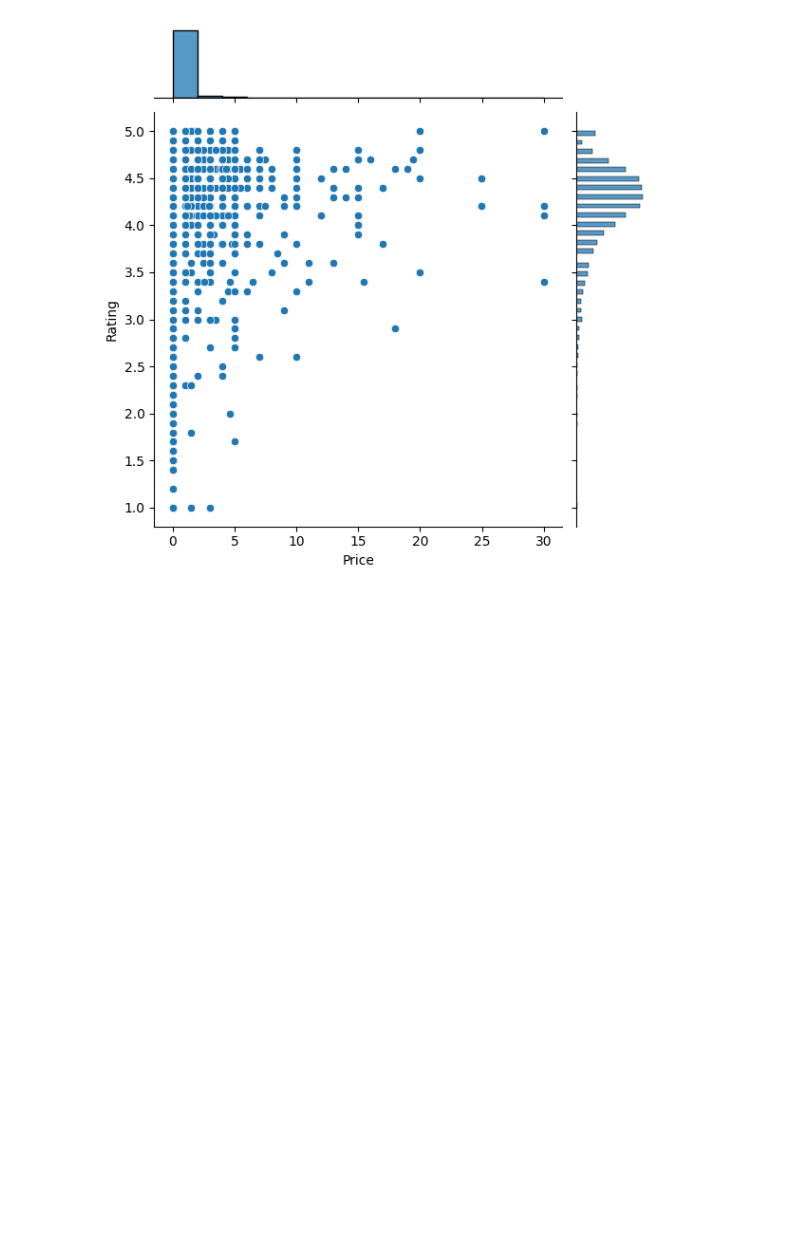
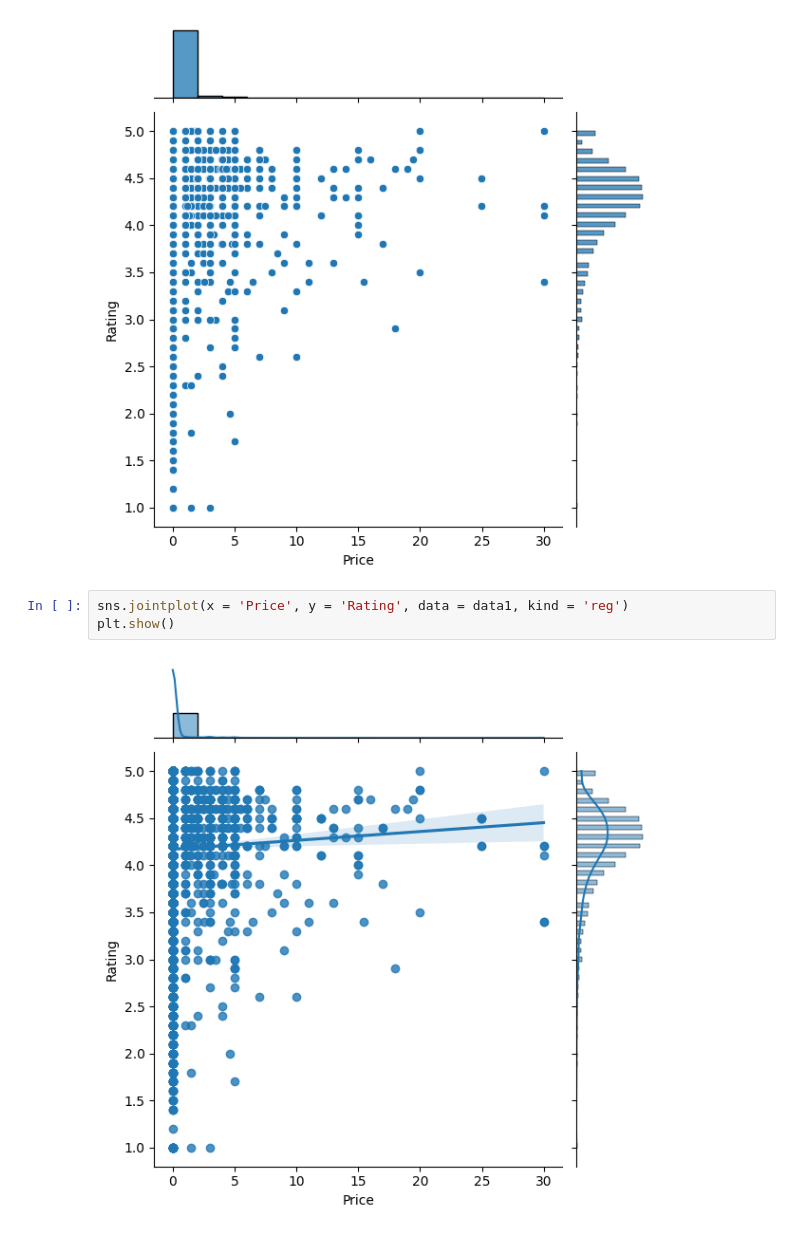
Before and after one commit to sumukhbhandarkar/ds-ai-ml-iiit-bangalore, a Jupyter notebook: sql-stats-essentials/M2-Data Visualization using Python/Data Viz using Seaborn/case_study-continued.ipynb, the cells around one changed output. Drawn from its saved outputs; the diff is of its cells as text; blank space fills up the shorter version.

```diff
--- a/sql-stats-essentials/M2-Data Visualization using Python/Data Viz using Seaborn/case_study-continued.ipynb
+++ b/sql-stats-essentials/M2-Data Visualization using Python/Data Viz using Seaborn/case_study-continued.ipynb
@@ -900,3 +900,8 @@ sns.jointplot(x = 'Price', y = 'Rating', data = data1)
 plt.show()
 # %% [output]
 [figure]
+# %%
+sns.jointplot(x = 'Price', y = 'Rating', data = data1, kind = 'reg')
+plt.show()
+# %% [output]
+[figure, added]
```
Also changed, not shown: parts of 42 cells of this notebook.
